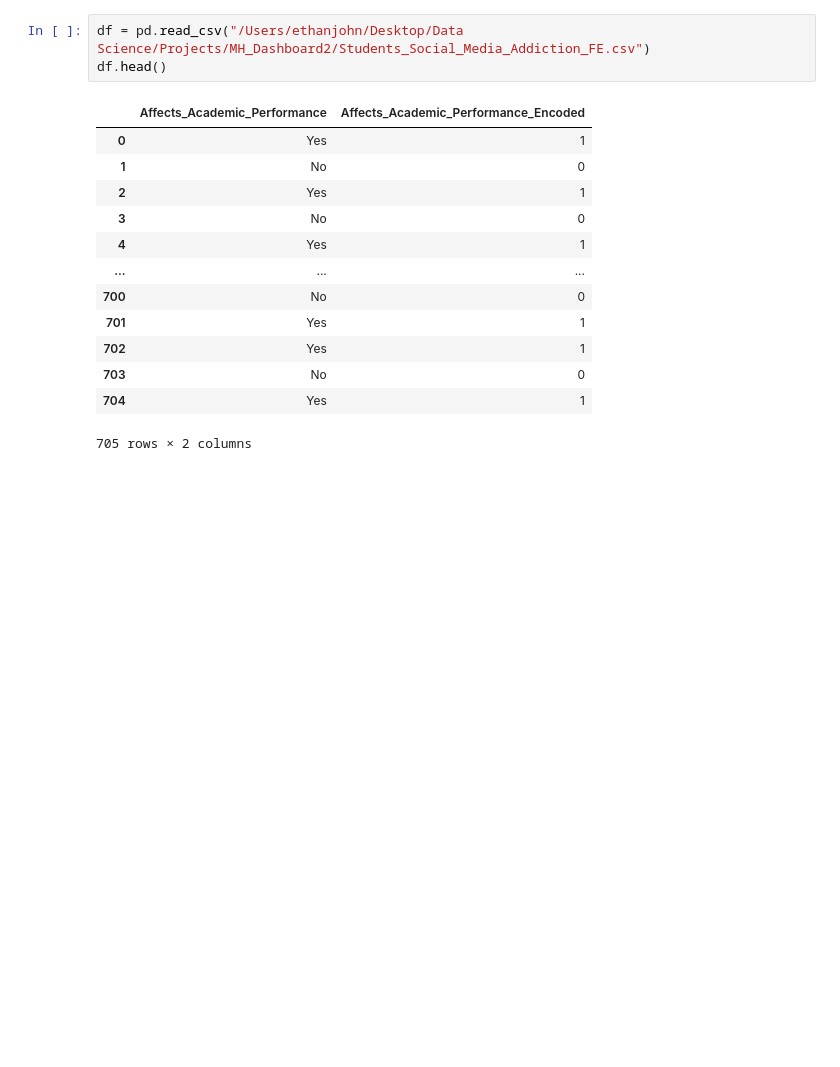
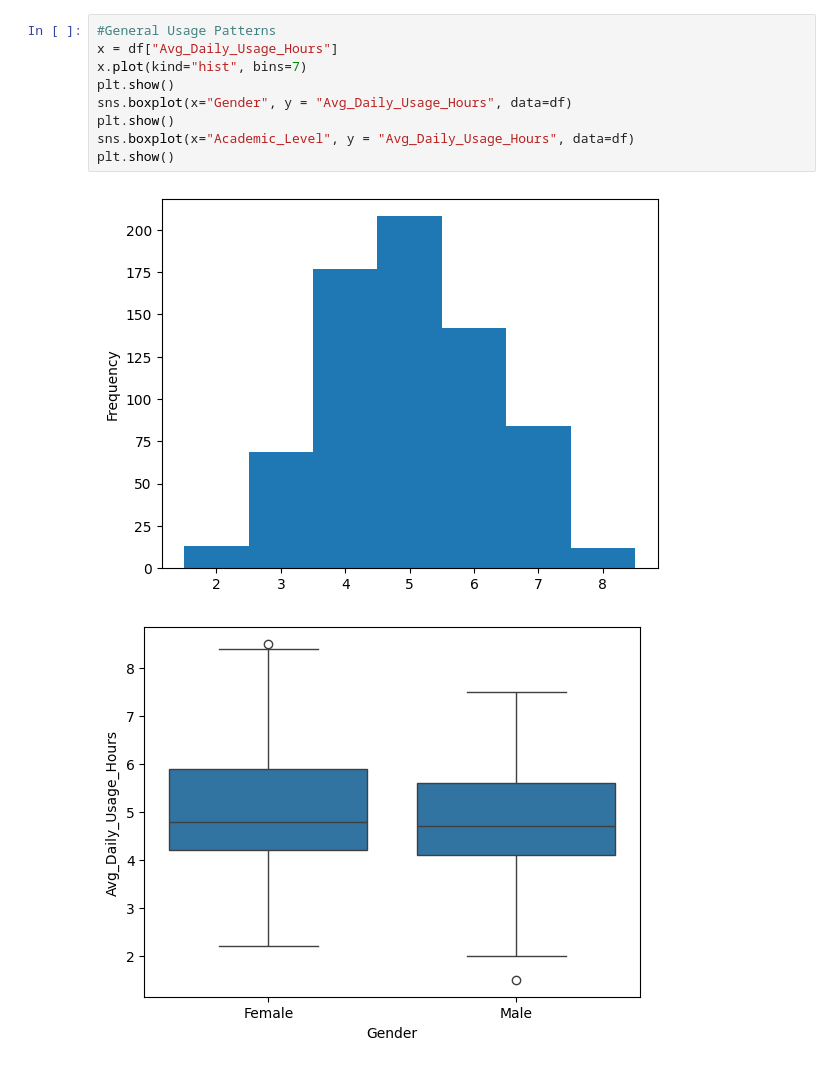
Before and after one commit to EthanJohn28/Mental-Health-Dashboard, a Jupyter notebook: data_visualization.ipynb, the cells around one changed output. Drawn from its saved outputs; the diff is of its cells as text; blank space fills up the shorter version.

```diff
--- a/data_visualization.ipynb
+++ b/data_visualization.ipynb
@@ -3,17 +28,12 @@ import pandas as pd
-# %%
-df = pd.read_csv("/Users/ethanjohn/Desktop/Data Science/Projects/MH_Dashboard2/Students_Social_Media_Addiction_FE.csv")
-df.head()
-# %% [output]
-|  | Affects_Academic_Performance | Affects_Academic_Performance_Encoded |
-| 0 | Yes | 1 |
-| 1 | No | 0 |
-| 2 | Yes | 1 |
-| 3 | No | 0 |
-| 4 | Yes | 1 |
-| ... | ... | ... |
-| 700 | No | 0 |
-| 701 | Yes | 1 |
-| 702 | Yes | 1 |
-| 703 | No | 0 |
-| 704 | Yes | 1 |
-705 rows × 2 columns
+# %%
+#General Usage Patterns
+x = df["Avg_Daily_Usage_Hours"]
+x.plot(kind="hist", bins=7)
+plt.show()
+sns.boxplot(x="Gender", y = "Avg_Daily_Usage_Hours", data=df)
+plt.show()
+sns.boxplot(x="Academic_Level", y = "Avg_Daily_Usage_Hours", data=df)
+plt.show()
+# %% [output]
+[figure, added]
+[figure, added]
```
Also changed, not shown: parts of 9 cells of this notebook, 2 other files.
